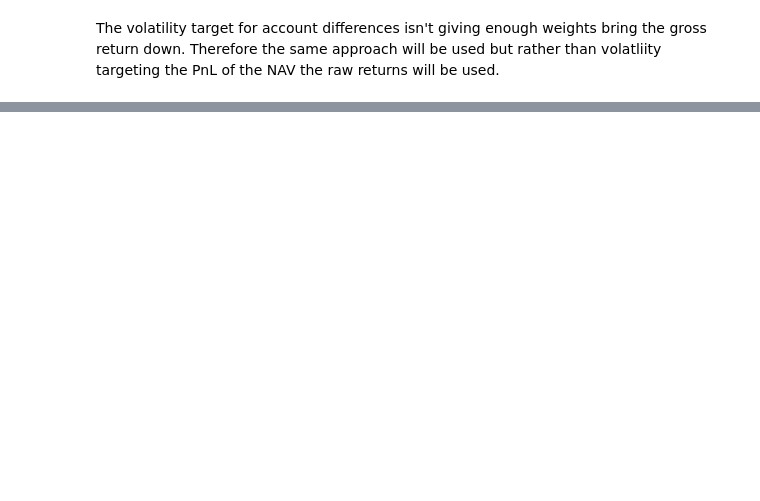
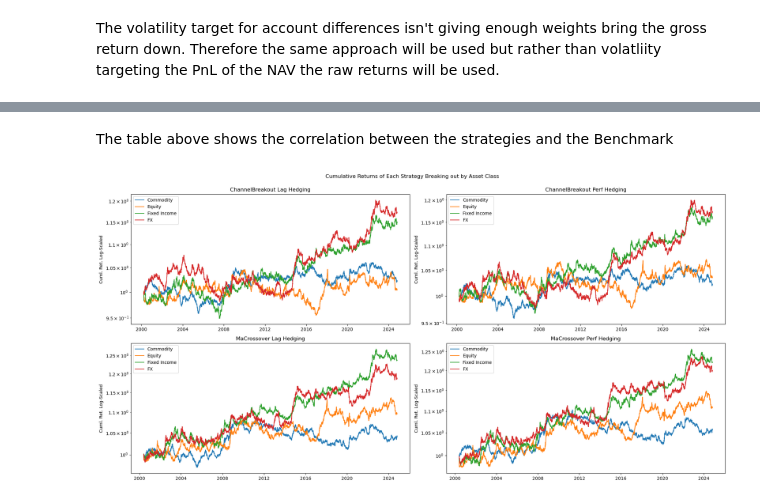
Before and after one commit to diegodalvarez/TrendSystem, a Jupyter notebook: Research/Blogs/AlphaQuestCTASeries.ipynb, the cells around one changed output, grey strips where cells are left out. Cells and saved outputs as stored; diff of their text form; code cells hidden in the pictures; blank space fills up the shorter version.

```diff
--- a/Research/Blogs/AlphaQuestCTASeries.ipynb
+++ b/Research/Blogs/AlphaQuestCTASeries.ipynb
@@ -291,0 +389,2 @@ AQTools().get_perform_results(df_combined)
+# %% [markdown]
+The table above shows the correlation between the strategies and the Benchmark
@@ -291,0 +409,40 @@ AQTools().get_perform_results(df_combined)
+# %%
+df_asset_rtn = (pd.concat([
+    df_perf, df_lagged]).
+    rename(columns = {"ticker": "tmp"}).
+    merge(right = df_ticker, how = "inner", on = ["tmp"])
+    [["date", "signal", "value", "hedging", "asset_class"]].
+    groupby(["date", "signal", "hedging", "asset_class"]).
+    agg("mean").
+    reset_index().
+    assign(group = lambda x: x.signal + " " + x.hedging.str.capitalize()))
+# %%
+group_vars = df_asset_rtn.group.drop_duplicates().sort_values().to_list()
+fig, axes  = plt.subplots(ncols = 2, nrows = 2, figsize = (20,10))
+
+renamer = {
+    "commod"      : "Commodity",
+    "equity"      : "Equity",
+    "fixed_income": "Fixed Income",
+    "fx"          : "FX"}
+
+for group_var, ax in zip(group_vars, axes.flatten()):
+
+    (df_asset_rtn.query(
+        "group == @group_var").
+        rename(columns = {"asset_class": ""}).
+        pivot(index = "date", columns = "", values = "value").
+        dropna().
+        rename(columns = renamer).
+        apply(lambda x: np.cumprod(1 + x)).
+        plot(
+            ax     = ax,
+            title  = group_var + " Hedging",
+            logy   = True,
+            ylabel = "Cuml. Ret. Log-Scaled",
+            xlabel = ""))
+
+fig.suptitle("Cumulative Returns of Each Strategy Breaking out by Asset Class\n")
+plt.tight_layout()
+# %% [output]
+[figure, added]
```
Also changed, not shown: parts of 19 cells of this notebook.
